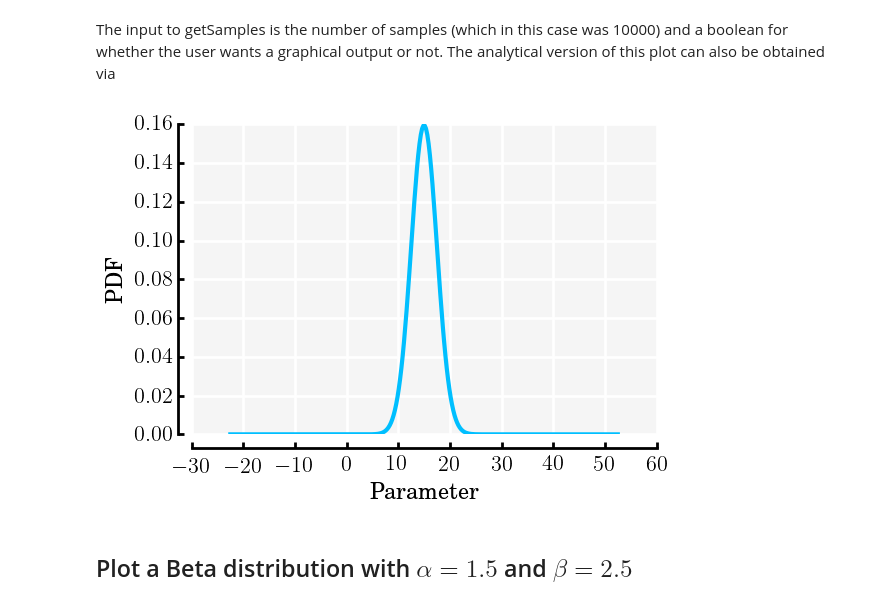
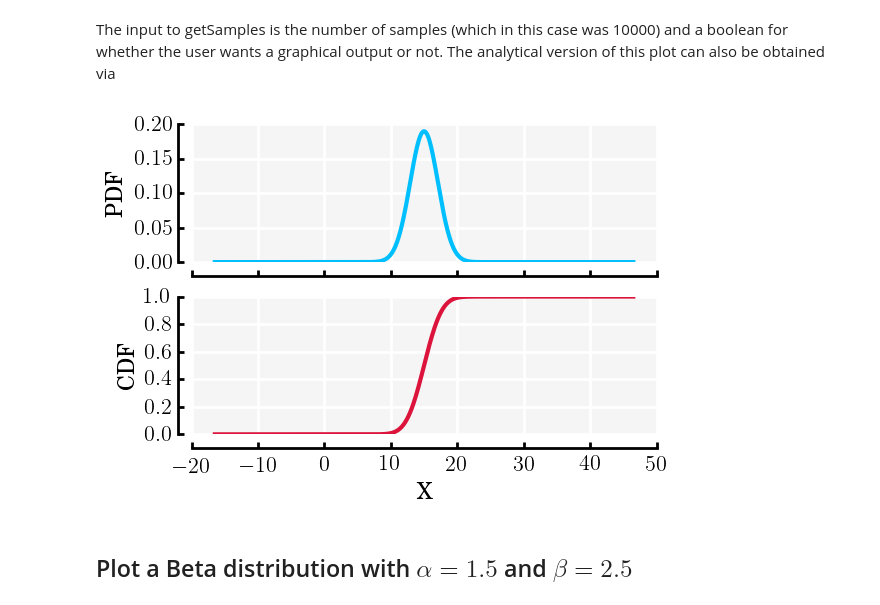
Before and after one commit to equadratures/equadratures, a Jupyter notebook: ipython-notebooks/InputPDFs.ipynb, the cells around one changed output. Drawn from its saved outputs; the diff is of its cells as text; code cells hidden in the pictures.

```diff
--- a/ipython-notebooks/InputPDFs.ipynb
+++ b/ipython-notebooks/InputPDFs.ipynb
@@ -9,5 +9,4 @@ import numpy as np
 # %% [markdown]
 <h2> Plot a Gaussian with mean 15 and a variance of 2.5
 # %%
-X = Parameter(points=5, shape_parameter_A=15, shape_parameter_B=2.5, param_type='Gaussian')
-PDF = X.getSamples(10000, graph=1, filename='parameter.eps')
+X = Parameter(points=5, shape_parameter_A=15, shape_parameter_B=2.1, param_type='Gaussian')
@@ -16,9 +13,9 @@ PDF = X.getSamples(10000, graph=1, filename='parameter.eps')
 # %% [markdown]
 The input to getSamples is the number of samples (which in this case was 10000) and a boolean for whether the user wants a graphical output or not. The analytical version of this plot can also be obtained via
-# %%
-PDF = X.getPDF(300, graph=1)
-# %% [output]
-[figure, removed]
+# %%
+PDF = X.plot()
+# %% [output]
+[figure, added]
 # %% [markdown]
 <h2> Plot a Beta distribution with $\alpha=1.5$ and $\beta=2.5$
 # %%
```
Also changed, not shown: parts of 3 cells of this notebook, 2 other files.
